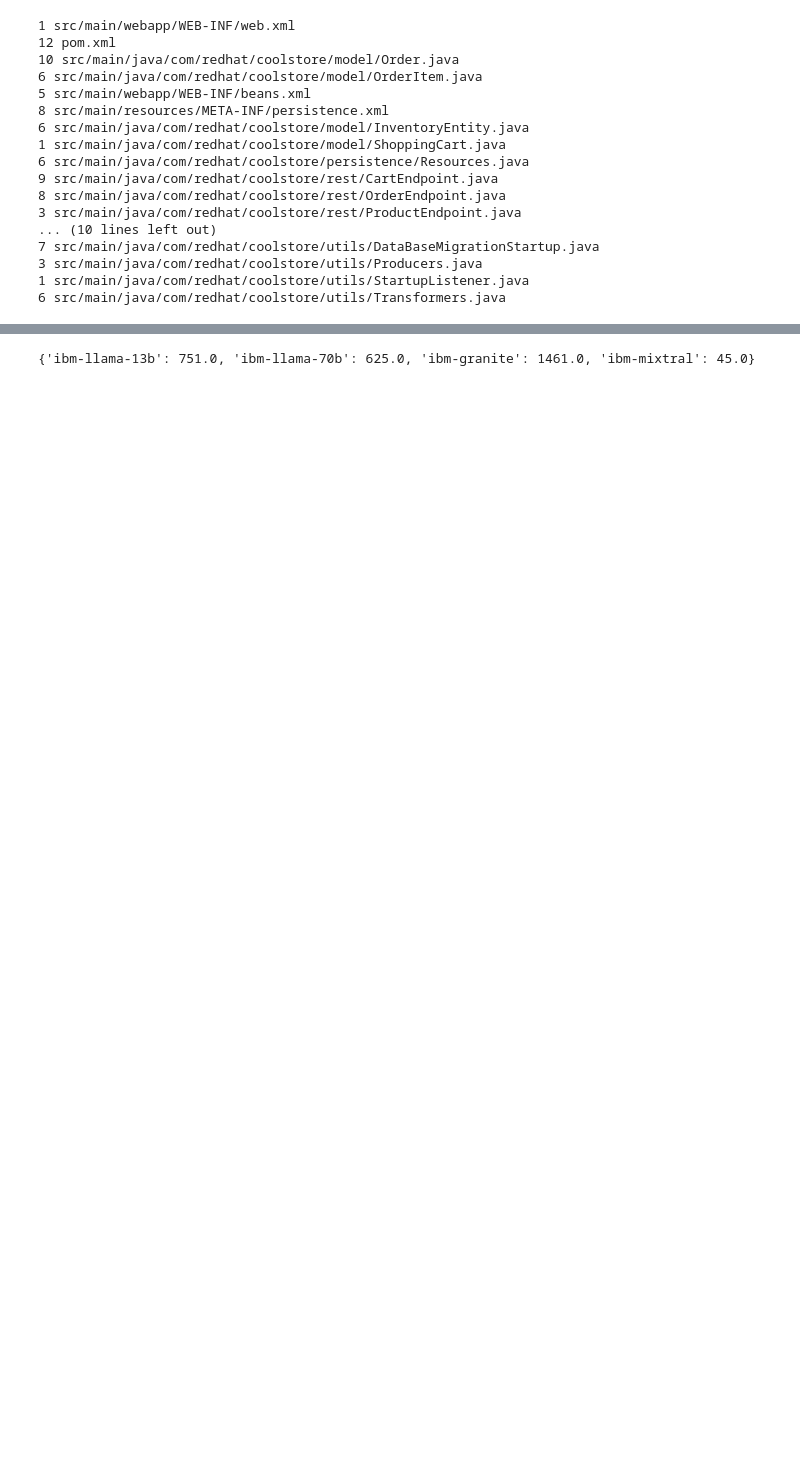
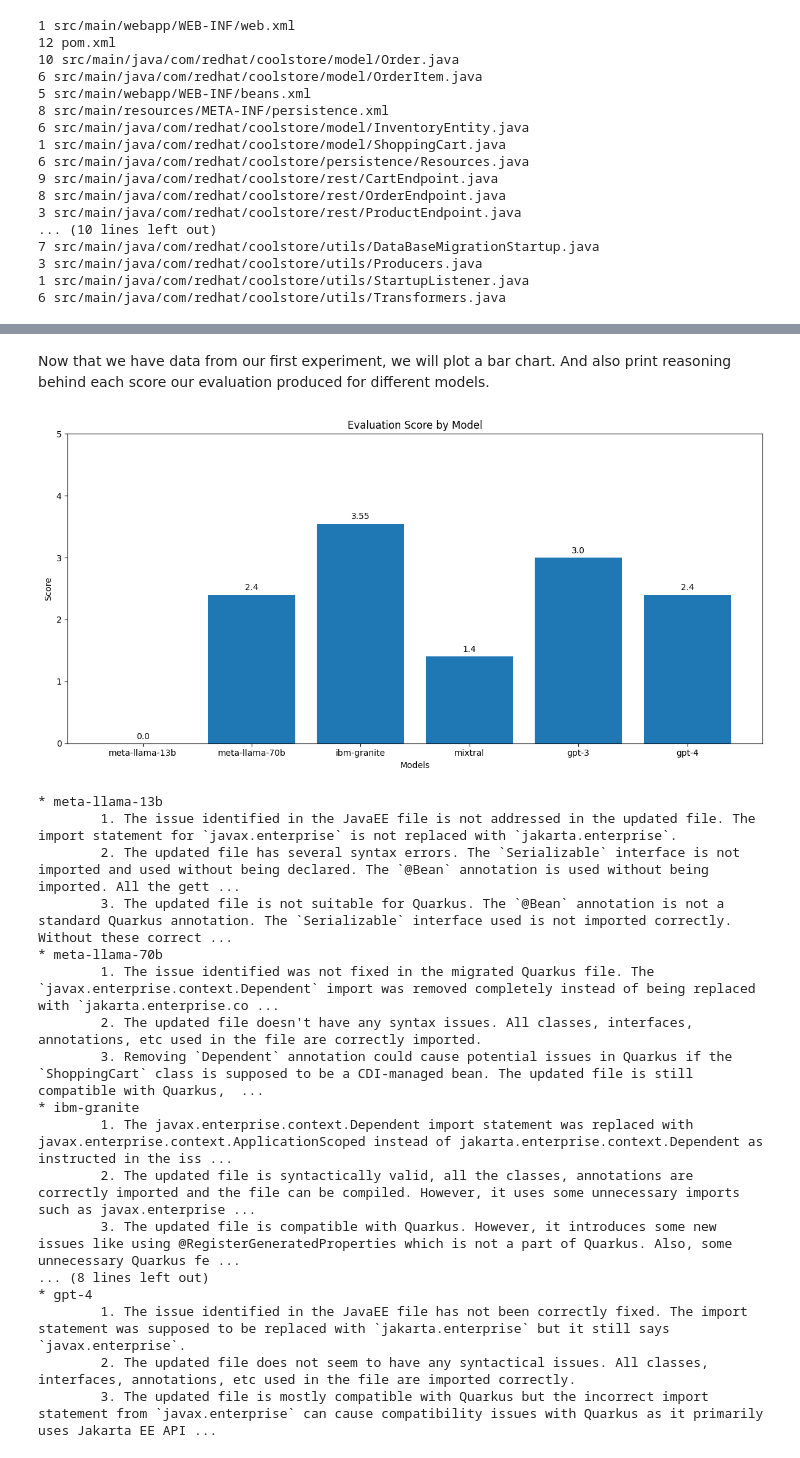
Before and after one commit to konveyor/kai, a Jupyter notebook: notebooks/evaluation/01_coolstore_zero_shot.ipynb, the cells around one changed output, grey strips where cells are left out. Cells and saved outputs as stored; diff of their text form; code cells hidden in the pictures; blank space fills up the shorter version.

Commit message:
checkpoint
Signed-off-by: Pranav Gaikwad <pgaikwad@redhat.com>

```diff
--- a/notebooks/evaluation/01_coolstore_zero_shot.ipynb
+++ b/notebooks/evaluation/01_coolstore_zero_shot.ipynb
@@ -195,23 +252,6 @@ from kai.models.kai_config import KaiConfig
 from kai.routes.get_incident_solutions_for_file import (
     PostGetIncidentSolutionsForFileParams,
 )
-
-# function to calculate edit distance between two strings
-def levenshtein_distance(s1, s2) -> float:
-    if len(s1) > len(s2):
-        s1, s2 = s2, s1
-    distances = range(len(s1) + 1)
-    for i2, c2 in enumerate(s2):
-        distances_ = [i2 + 1]
-        for i1, c1 in enumerate(s1):
-            if c1 == c2:
-                distances_.append(distances[i1])
-            else:
-                distances_.append(
-                    1 + min((distances[i1], distances[i1 + 1], distances_[-1]))
-                )
-        distances = distances_
-    return float(distances[-1])
 
 # helper function to send requests to Kai service
 def generate_fix(log: any, params: PostGetIncidentSolutionsForFileParams) -> dict:
@@ -298,9 +338,7 @@ def run_kai_generate_fix(model_key: str, experiment_key: str, prompt_template: s
     processes, logs = ensure_kai_service(output_path=output_path)
     # sleep is needed to let Kai server come up
     sleep(10)
-    file_contents = ""
     try:
-        with open(example.original_file, "r") as f: file_contents = f.read()
         params = PostGetIncidentSolutionsForFileParams(
             application_name=example.application.application_name,
             file_contents=example.original_file,
@@ -347,8 +379,9 @@ We will run the following cell to run the easy example with all 4 IBM models. Th
 # %%
 # this file only contains fixes that require changing imports...an easy example
-example = examples['src/main/java/com/redhat/coolstore/model/ShoppingCart.java']
+example_zero_shot_easy = examples['src/main/java/com/redhat/coolstore/model/ShoppingCart.java']
 
-# run with all models and plot graphs for edit distance and consistency
-for model in [IBM_LLAMA_13b, IBM_LLAMA_70b, IBM_GRANITE, IBM_MIXTRAL]:
-    response = run_kai_generate_fix(model, "zero_shot_easy", "./templates/zero_shot/example1.jinja", example)
-    # response = run_evaluate_for_example(model, "zero_shot_easy", "./templates/zero_shot/example1.jinja", example)
+# run kai-fix for all models
+for model in all_models:
+    print(f"generating fix using model {model}")
+    run_kai_generate_fix(model, "zero_shot_easy", "./templates/zero_shot/example1.jinja", example_zero_shot_easy)
+    print(f"generated fix using model {model}, output present in {OUTPUT_BASE_PATH}/using_kai/zero_shot_easy/{model}")
@@ -355,12 +527,32 @@ for model in [IBM_LLAMA_13b, IBM_LLAMA_70b, IBM_GRANITE, IBM_MIXTRAL]:
 # %%
-# Now we will compute and plot the edit distance of responses
-data = {}
-for model in [IBM_LLAMA_13b, IBM_LLAMA_70b, IBM_GRANITE, IBM_MIXTRAL]:
+zero_shot_easy_eval_output = {}
+for model in all_models:
     # get updated file
     base_output_path = "./data/outputs/using_kai/zero_shot_easy"
     updated_content = ""
     with open(f"{base_output_path}/{model}/updated_file", "r") as f: updated_content = f.read()
-    data[model] = levenshtein_distance(example.expected_file, updated_content)
-print(data)
+    zero_shot_easy_eval_output[model] = evaluate_with_gpt(model, example_zero_shot_easy, updated_content)
-# %% [output]
-{'ibm-llama-13b': 751.0, 'ibm-llama-70b': 625.0, 'ibm-granite': 1461.0, 'ibm-mixtral': 45.0}
+# %% [markdown]
+Now that we have data from our first experiment, we will plot a bar chart. And also print reasoning behind each score our evaluation produced for different models.
+# %%
+
+plot_chart_and_print_reasoning(zero_shot_easy_eval_output)
+# %% [output]
+[figure, added]
+* meta-llama-13b
+        1. The issue identified in the JavaEE file is not addressed in the updated file. The import statement for `javax.enterprise` is not replaced with `jakarta.enterprise`.
+        2. The updated file has several syntax errors. The `Serializable` interface is not imported and used without being declared. The `@Bean` annotation is used without being imported. All the gett ...
+        3. The updated file is not suitable for Quarkus. The `@Bean` annotation is not a standard Quarkus annotation. The `Serializable` interface used is not imported correctly. Without these correct ...
+* meta-llama-70b
+        1. The issue identified was not fixed in the migrated Quarkus file. The `javax.enterprise.context.Dependent` import was removed completely instead of being replaced with `jakarta.enterprise.co ...
+        2. The updated file doesn't have any syntax issues. All classes, interfaces, annotations, etc used in the file are correctly imported.
+        3. Removing `Dependent` annotation could cause potential issues in Quarkus if the `ShoppingCart` class is supposed to be a CDI-managed bean. The updated file is still compatible with Quarkus,  ...
+* ibm-granite
+        1. The javax.enterprise.context.Dependent import statement was replaced with javax.enterprise.context.ApplicationScoped instead of jakarta.enterprise.context.Dependent as instructed in the iss ...
+        2. The updated file is syntactically valid, all the classes, annotations are correctly imported and the file can be compiled. However, it uses some unnecessary imports such as javax.enterprise ...
+        3. The updated file is compatible with Quarkus. However, it introduces some new issues like using @RegisterGeneratedProperties which is not a part of Quarkus. Also, some unnecessary Quarkus fe ...
+... (8 lines left out)
+* gpt-4
+        1. The issue identified in the JavaEE file has not been correctly fixed. The import statement was supposed to be replaced with `jakarta.enterprise` but it still says `javax.enterprise`.
+        2. The updated file does not seem to have any syntactical issues. All classes, interfaces, annotations, etc used in the file are imported correctly.
+        3. The updated file is mostly compatible with Quarkus but the incorrect import statement from `javax.enterprise` can cause compatibility issues with Quarkus as it primarily uses Jakarta EE API ...
```
Also changed, not shown: parts of 23 cells of this notebook, 14 other files.
